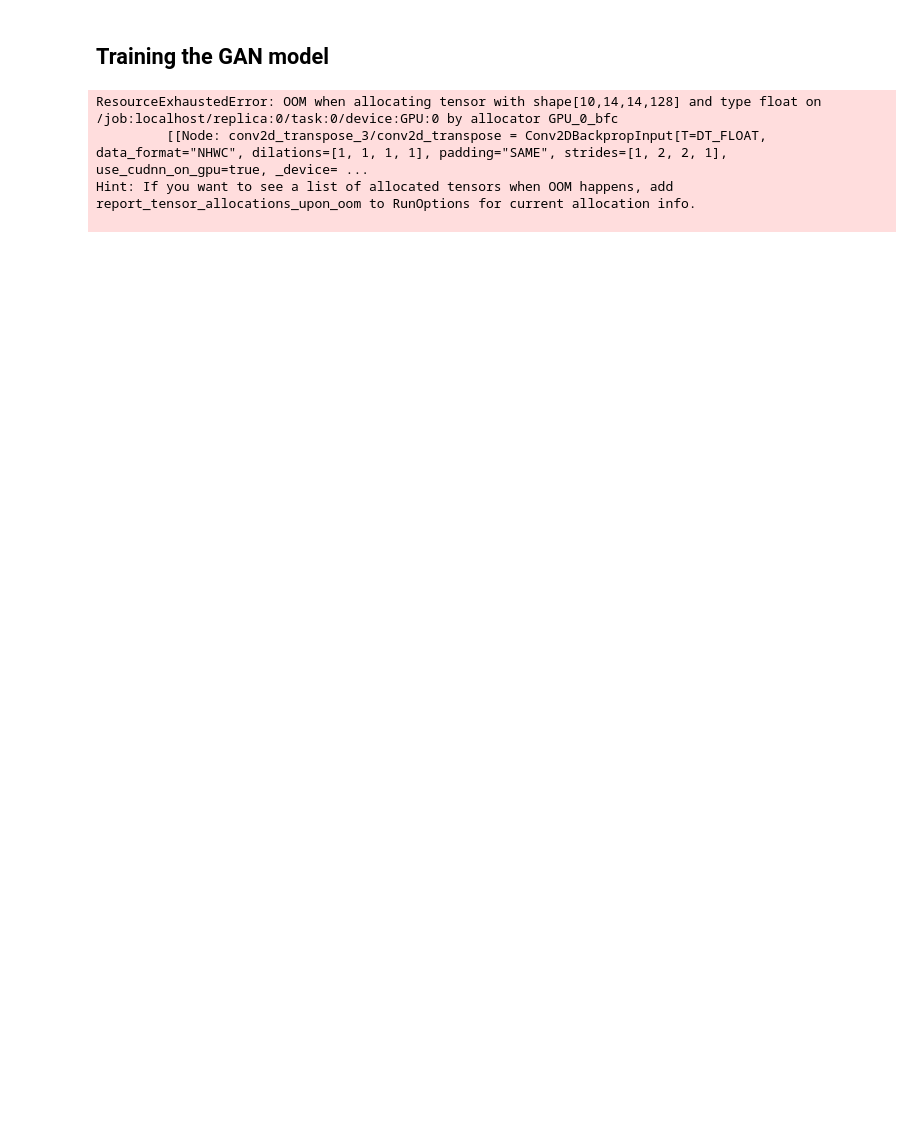
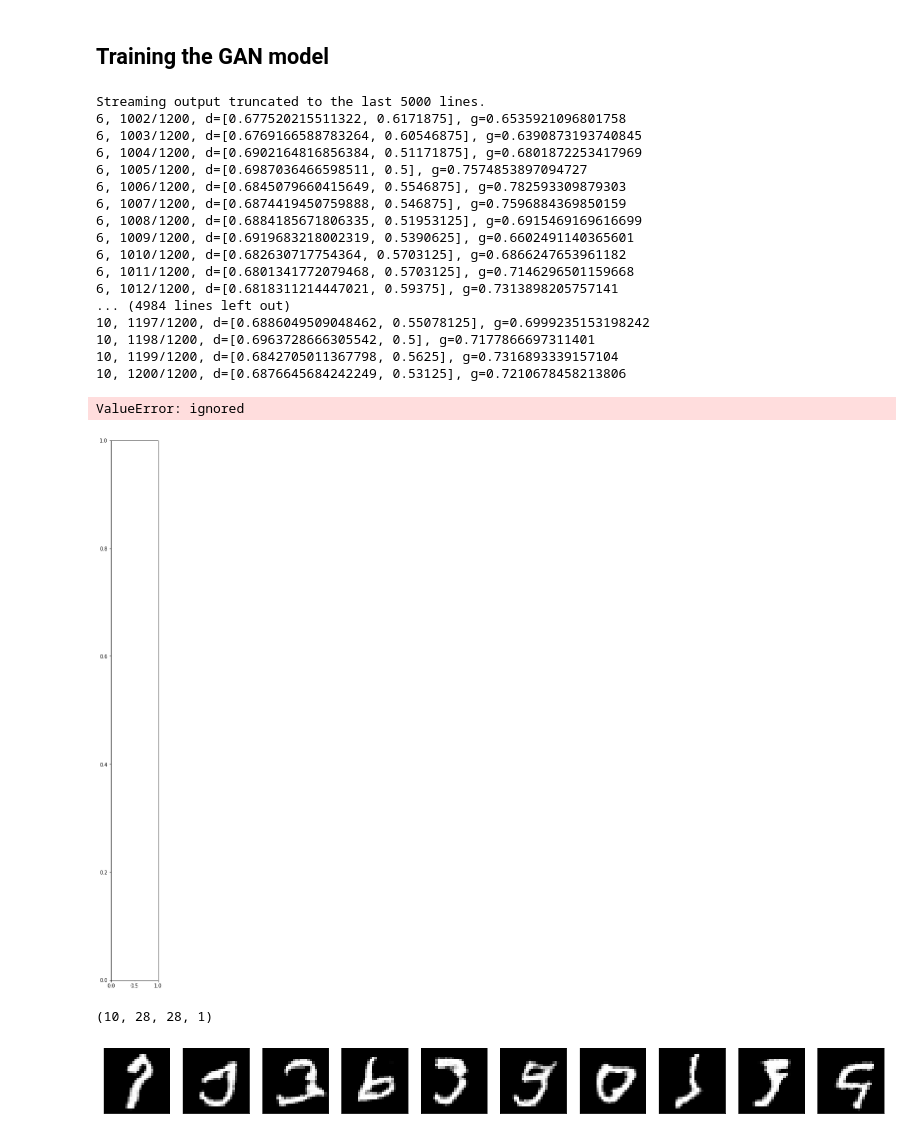
Before and after one commit to drlukas6/KerasGANs, a Jupyter notebook: MNISTGan.ipynb, the cells around one changed output. Cells and saved outputs as stored; diff of their text form; code cells hidden in the pictures; blank space fills up the shorter version.

Commit message:
First examples

```diff
--- a/MNISTGan.ipynb
+++ b/MNISTGan.ipynb
@@ -214,8 +215,8 @@ _________________________________________________________________
 # %%
 def test_generator(generator: Model, latent_dim: int, examples: int):
 
-    generator_output = generate_fake_generator_samples(generator, latent_dim, examples)
-
+    generator_output = generate_fake_generator_samples(generator, latent_dim, examples)[0]
+    print(generator_output.shape)
     plt.figure(figsize=(20, 20))
     for i in range(10):
         ax = plt.subplot(1, 10, i + 1)
@@ -250,9 +251,29 @@ def train(g_model: Model, d_model: Model, gan_model: Model, dataset: np.ndarray,
         if (i + 1) % 10 == 0:
             test_generator(g_model, latent_dim, 10)
 # %%
-train(generator, discriminator, gan_model, X_mnist_train, 100, 100, 20)
+train(generator, discriminator, gan_model, X_mnist_train, 100, 50)
 # %% [output]
-ResourceExhaustedError: OOM when allocating tensor with shape[10,14,14,128] and type float on /job:localhost/replica:0/task:0/device:GPU:0 by allocator GPU_0_bfc
-         [[Node: conv2d_transpose_3/conv2d_transpose = Conv2DBackpropInput[T=DT_FLOAT, data_format="NHWC", dilations=[1, 1, 1, 1], padding="SAME", strides=[1, 2, 2, 1], use_cudnn_on_gpu=true, _device= ...
-Hint: If you want to see a list of allocated tensors when OOM happens, add report_tensor_allocations_upon_oom to RunOptions for current allocation info.
-
+Streaming output truncated to the last 5000 lines.
+6, 1002/1200, d=[0.677520215511322, 0.6171875], g=0.6535921096801758
+6, 1003/1200, d=[0.6769166588783264, 0.60546875], g=0.6390873193740845
+6, 1004/1200, d=[0.6902164816856384, 0.51171875], g=0.6801872253417969
+6, 1005/1200, d=[0.6987036466598511, 0.5], g=0.7574853897094727
+6, 1006/1200, d=[0.6845079660415649, 0.5546875], g=0.782593309879303
+6, 1007/1200, d=[0.6874419450759888, 0.546875], g=0.7596884369850159
+6, 1008/1200, d=[0.6884185671806335, 0.51953125], g=0.6915469169616699
+6, 1009/1200, d=[0.6919683218002319, 0.5390625], g=0.6602491140365601
+6, 1010/1200, d=[0.682630717754364, 0.5703125], g=0.6866247653961182
+6, 1011/1200, d=[0.6801341772079468, 0.5703125], g=0.7146296501159668
+6, 1012/1200, d=[0.6818311214447021, 0.59375], g=0.7313898205757141
+... (4984 lines left out)
+10, 1197/1200, d=[0.6886049509048462, 0.55078125], g=0.6999235153198242
+10, 1198/1200, d=[0.6963728666305542, 0.5], g=0.7177866697311401
+10, 1199/1200, d=[0.6842705011367798, 0.5625], g=0.7316893339157104
+10, 1200/1200, d=[0.6876645684242249, 0.53125], g=0.7210678458213806
+ValueError: ignored
+[figure, added]
+# %%
+test_generator(generator, 100, 10)
+# %% [output]
+(10, 28, 28, 1)
+[figure, added]
```
Also changed, not shown: parts of 8 cells of this notebook.
